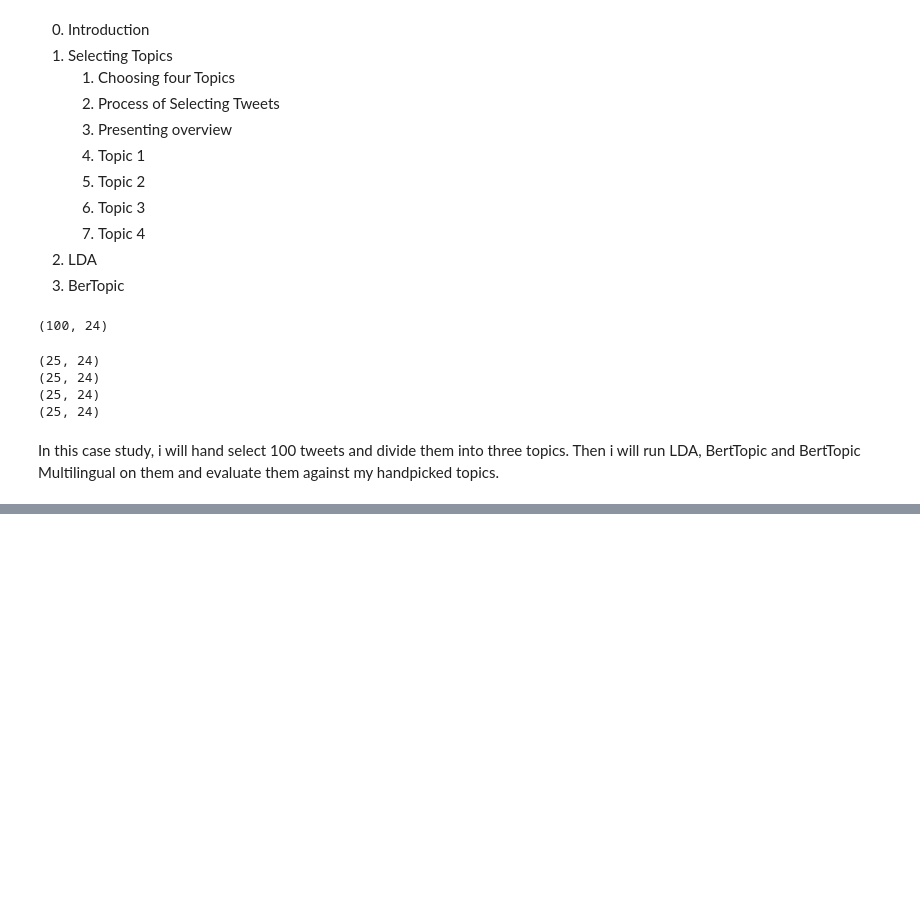
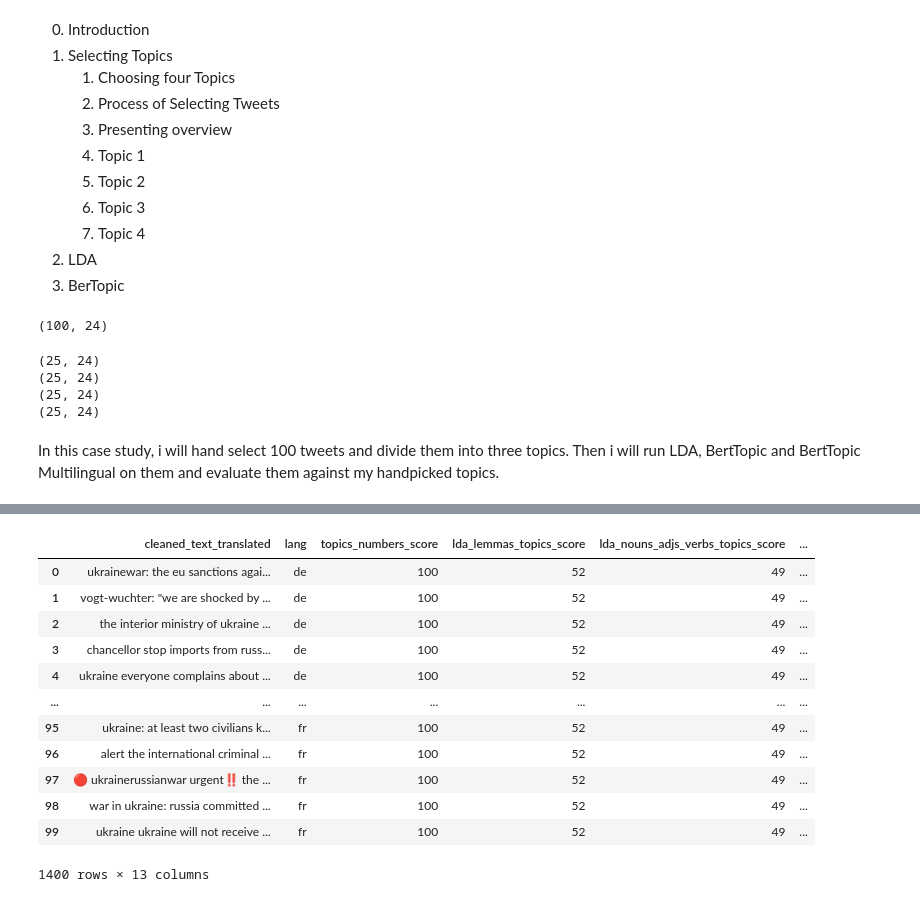
Before and after one commit to Freshpinguin/TopicAnalysisRUWTweets, a Jupyter notebook: 09CaseStudy.ipynb, the cells around one changed output, grey strips where cells are left out. Cells and saved outputs as stored; diff of their text form; code cells hidden in the pictures; blank space fills up the shorter version.

```diff
--- a/09CaseStudy.ipynb
+++ b/09CaseStudy.ipynb
@@ -116,0 +332,2 @@ df_comb
+# %%
+df["hdbscan_cleaned_text_topics"] = hdbs_topics_list[15]
@@ -116,0 +467,53 @@ df_comb
+# %%
+topic_cols = [
+    "topics_numbers",
+    "lda_lemmas_topics",
+    "lda_nouns_adjs_verbs_topics",
+    "kmeans_cleaned_text_topics",
+    "kmeans_lemmas_topics",
+    "hdbscan_lemmas_topics",
+    "hdbscan_cleaned_text_topics",
+]
+
+
+df_min = df[
+    [
+        *topic_cols,
+        "embeddings_lemmas",
+        "stop_word_removed_lemmas_embeddings",
+        "cleaned_text_translated",
+        "lang",
+    ]
+]
+
+
+for top in topic_cols:
+    df_min[top] = df_min[top].apply(str)
+    df_min[f"{top}_score"] = (df_min[top] == df_min["topics_numbers"]).sum()
+df_plot = unfold_on_columns(
+    df_min,
+    cols_to_unfold=[*topic_cols],
+)
+
+df_plot_unf = unfold_on_columns(
+    df_plot,
+    cols_to_unfold=["embeddings_lemmas", "stop_word_removed_lemmas_embeddings"],
+    new_col_name="embeddings",
+    sep_col_name="embeddings_space",
+)
+# %%
+df_plot_unf
+# %% [output]
+|  | cleaned_text_translated | lang | topics_numbers_score | lda_lemmas_topics_score | lda_nouns_adjs_verbs_topics_score | ... |
+| 0 | ukrainewar: the eu sanctions agai... | de | 100 | 52 | 49 | ... |
+| 1 | vogt-wuchter: "we are shocked by ... | de | 100 | 52 | 49 | ... |
+| 2 | the interior ministry of ukraine ... | de | 100 | 52 | 49 | ... |
+| 3 | chancellor stop imports from russ... | de | 100 | 52 | 49 | ... |
+| 4 | ukraine everyone complains about ... | de | 100 | 52 | 49 | ... |
+| ... | ... | ... | ... | ... | ... | ... |
+| 95 | ukraine: at least two civilians k... | fr | 100 | 52 | 49 | ... |
+| 96 | alert the international criminal ... | fr | 100 | 52 | 49 | ... |
+| 97 | 🔴 ukrainerussianwar urgent‼️ the ... | fr | 100 | 52 | 49 | ... |
+| 98 | war in ukraine: russia committed ... | fr | 100 | 52 | 49 | ... |
+| 99 | ukraine ukraine will not receive ... | fr | 100 | 52 | 49 | ... |
+1400 rows × 13 columns
```
Also changed, not shown: parts of 48 cells of this notebook, 15 other files.
